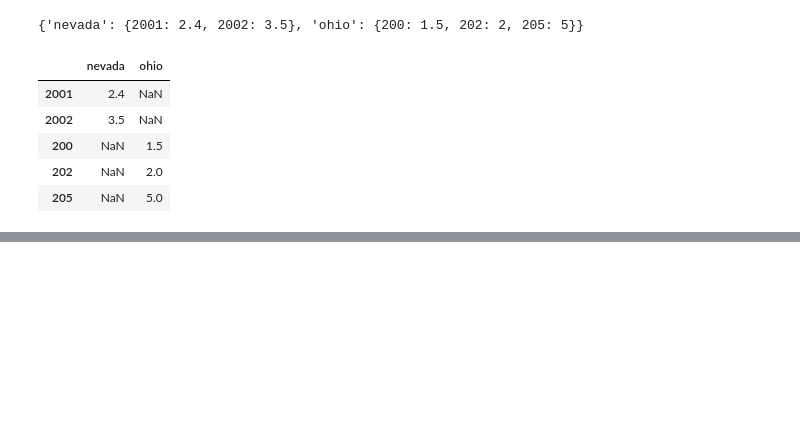
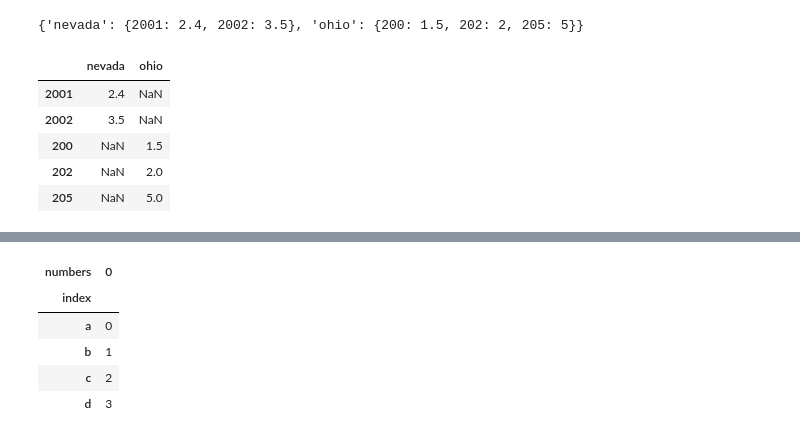
Before and after one commit to Iswaqasahmed/Pandas, a Jupyter notebook: pandas.ipynb, the cells around one changed output, grey strips where cells are left out. Cells and saved outputs as stored; diff of their text form; code cells hidden in the pictures; blank space fills up the shorter version.

```diff
--- a/pandas.ipynb
+++ b/pandas.ipynb
@@ -390,0 +429,2 @@ fram3
+# %%
+obj = pd.Series(range(4),index= list('abcd'))
@@ -390,0 +439,14 @@ fram3
+# %%
+obj = pd.DataFrame(obj)
+# %%
+obj.index.name = 'index'
+obj.columns.name = 'numbers'
+# %%
+pd.DataFrame(obj)
+# %% [output]
+| numbers | 0 |
+| index |  |
+| a | 0 |
+| b | 1 |
+| c | 2 |
+| d | 3 |
```
Also changed, not shown: parts of 13 cells of this notebook.
